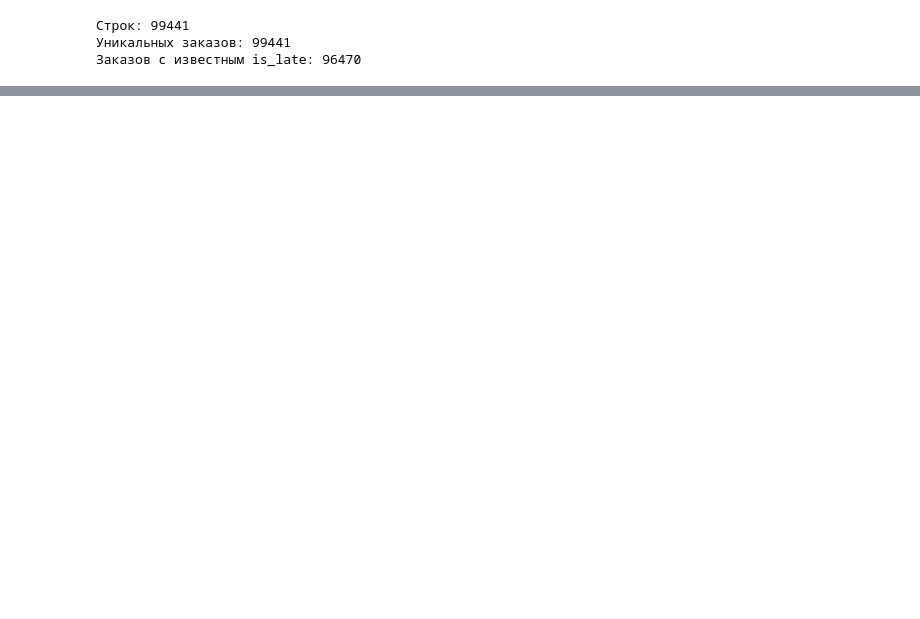
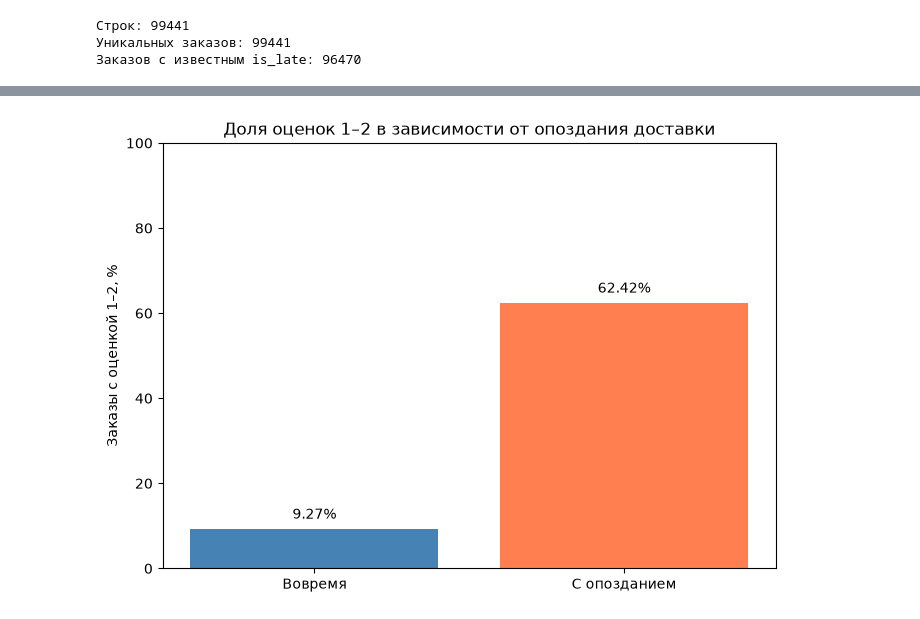
Before and after one commit to Garlickkk/Olist_E-com_DataPetProject, a Jupyter notebook: notebooks/02_delivery_analysis.ipynb, the cells around one changed output, grey strips where cells are left out. Cells and saved outputs as stored; diff of their text form; code cells hidden in the pictures; blank space fills up the shorter version.

```diff
--- a/notebooks/02_delivery_analysis.ipynb
+++ b/notebooks/02_delivery_analysis.ipynb
@@ -62,0 +284,3 @@ print("Заказов с известным is_late:", orders["is_late"].notna()
+# %%
+delivery_orders = orders[orders["is_late"].notna()].copy()
+print(len(delivery_orders))
@@ -62,0 +300,14 @@ print("Заказов с известным is_late:", orders["is_late"].notna()
+# %%
+rated_orders = delivery_orders[delivery_orders["review_score"].notna()].copy()
+
+rated_orders["low_rating"] = rated_orders["review_score"].isin([1, 2])
+# %%
+review_stats = rated_orders.groupby("is_late").agg(
+    rated_orders = ("order_id", "size"),
+    low_score_orders = ("low_rating", "sum"),
+    low_score_rate = ("low_rating", "mean")
+)
+
+review_stats["low_score_rate"] = (review_stats["low_score_rate"] * 100).round(2)
+
+review_stats
@@ -62,0 +331,22 @@ print("Заказов с известным is_late:", orders["is_late"].notna()
+# %%
+import matplotlib.pyplot as plt
+
+rates = review_stats["low_score_rate"].reindex([False, True])
+
+fig, ax = plt.subplots(figsize=(7, 5))
+
+bars = ax.bar(
+    ["Вовремя", "С опозданием"],
+    rates,
+    color=["steelblue", "coral"],
+)
+
+ax.bar_label(bars, fmt="%.2f%%", padding=5)
+ax.set_title("Доля оценок 1–2 в зависимости от опоздания доставки")
+ax.set_ylabel("Заказы с оценкой 1–2, %")
+ax.set_ylim(0, 100)
+
+plt.tight_layout()
+plt.show()
+# %% [output]
+[figure, added]
```
Also changed, not shown: parts of 25 cells of this notebook, 1 other file.
